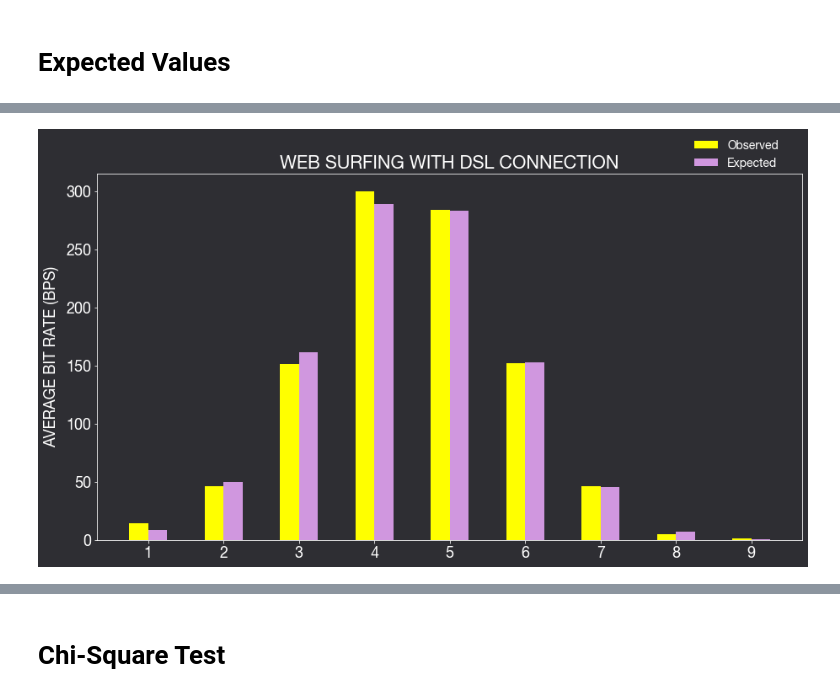
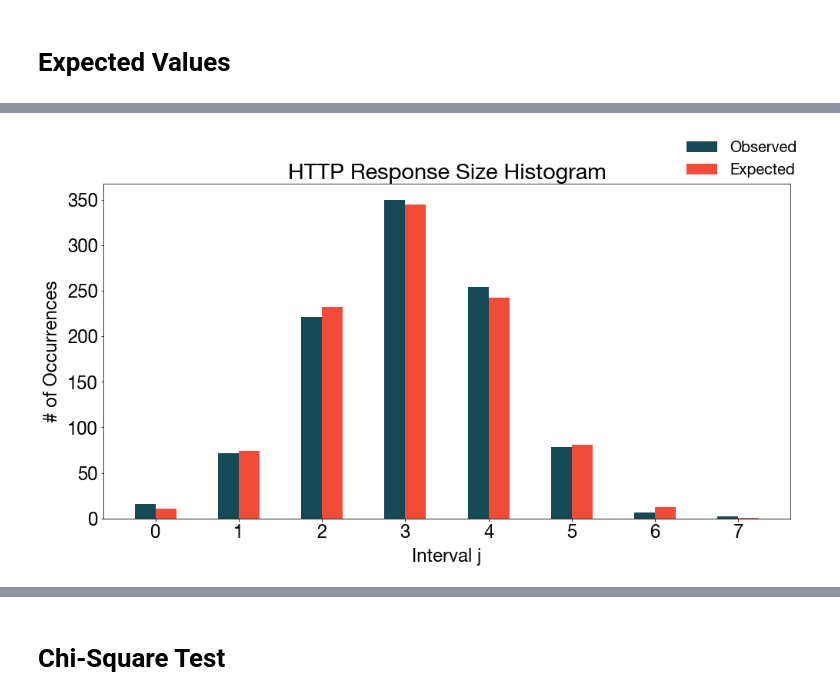
Before and after one commit to royruiz-dev/DataAutomation_SimComNets, a Jupyter notebook: SiMCN-Final-Task/SimComNet_FinalTask_Chi-square_Test.ipynb, the cells around one changed output, grey strips where cells are left out. Cells and saved outputs as stored; diff of their text form; code cells hidden in the pictures.

```diff
--- a/SiMCN-Final-Task/SimComNet_FinalTask_Chi-square_Test.ipynb
+++ b/SiMCN-Final-Task/SimComNet_FinalTask_Chi-square_Test.ipynb
@@ -89,15 +89,17 @@ while run:
     try:
         k = float(input("\nEnter the number of intervals desired for Chi-Square Test: ")) #Interval
 
-        obs_max = int(y.max())
-        obs_min = int(y.min())
-        interval_size = int((obs_max - obs_min) / k)
+        obs_max = float(y.max())
+        obs_min = float(y.min())
+        interval_size = float((obs_max - obs_min) / k)
 
         equi_distant_table = df["HTTP Response Size"].groupby(pd.cut(df["HTTP Response Size"],
-           interval_range(),precision=0, include_lowest=True)).count().to_frame('N_j').reset_index()
+           interval_range(), precision = 0, include_lowest=True)).count().to_frame('N_j').reset_index()
 
         n_pts = equi_distant_table['N_j'].sum() # number of data points (sum of occurrances)
+        print(obs_max,obs_min,interval_size)
         print(n_pts)
+        print(equi_distant_table)
         # Observed occurances of data is saved to csv file
         savetxt('observed_http_response_sizes.csv', equi_distant_table['N_j'], delimiter=',')
 
@@ -131,47 +133,47 @@ while run:
     else:
 
         # Parameter setting for plotting
-        plt.rcParams['axes.edgecolor']='#333F4B'
+        plt.rcParams['axes.edgecolor']='#000000'
         plt.rcParams['axes.linewidth']=0.8
-        plt.rcParams['xtick.color']='#FFFFFF'
-        plt.rcParams['ytick.color']='#FFFFFF'
-        plt.rcParams.update({'font.size': 18})
+        plt.rcParams['xtick.color']='#000000'
+        plt.rcParams['ytick.color']='#000000'
+        plt.rcParams.update({'font.size': 24})
         plt.rcParams["legend.edgecolor"] = 'inherit'
-        plt.rcParams["axes.edgecolor"] = 'white'
+        plt.rcParams["axes.edgecolor"] = 'black'
         plt.rcParams["legend.facecolor"] = 'inherit'
-        plt.rcParams["axes.facecolor"] = 'white'
+        plt.rcParams["axes.facecolor"] = 'black'
         plt.rcParams["font.family"] = 'serif'
         plt.rcParams['font.serif'] = 'Helvetica Neue'
 
         # And finally plot the cdf
-        fig, ax1 = plt.subplots(figsize=(15, 8), facecolor = (0.18, 0.18, 0.2))
-        ax1.set_facecolor((0.18, 0.18, 0.2))
+        fig, ax1 = plt.subplots(figsize=(16, 8), facecolor = (1, 1, 1))
+        ax1.set_facecolor((1, 1, 1))
 
         width = 0.25
         #plt.figure(figsize=(15,8))
         x = np.arange(int(k))
         observed = np.array(equi_distant_table['N_j'],dtype=int)
-        ax1.bar(x, observed, width, color='yellow', label='Observed')
-        ax1.bar(x + width, expected_frequency, width, color='#D097DF', label='Expected')
+        ax1.bar(x, observed, width, color='#144955', label='Observed')
+        ax1.bar(x + width, expected_frequency, width, color='#F14C38', label='Expected')
 
-        labels = [str(i+1) for i in x]
+        labels = [str(i) for i in x]
         #print(labels)
         x = np.arange(len(labels))  # the label locations
         ax1.set_xticks(x + width/2)
-        ax1.set_xticklabels(labels ,color = '#FFFFFF')
+        ax1.set_xticklabels(labels ,color = '#000000')
 
         #plt.legend(['Observed','Expected'], loc='upper right')
         #array = interval_range()
         #print(array)
 
-        ax1.set_ylabel('AVERAGE BIT RATE (BPS)', labelpad=8, color = '#FFFFFF')
+        ax1.set_ylabel('# of Occurrences', labelpad=8, color = '#000000')
+        ax1.set_xlabel('Interval j', labelpad=8, color = '#000000')
+        ax1.set_title('HTTP Response Size Histogram', color = '#000000')
         #
-        ax1.set_title('WEB SURFING WITH DSL CONNECTION', color = '#FFFFFF')
-        #
-        leg1 = plt.legend(fontsize = 14, loc='lower left', bbox_to_anchor= (0.84, 1.0), ncol=1, borderaxespad=0, frameon=False)
+        leg1 = plt.legend(fontsize = 20, loc='lower left', bbox_to_anchor= (0.84, 1.0), ncol=1, borderaxespad=0, frameon=False)
 
         for text in leg1.get_texts():
-            text.set_color("white")
+            text.set_color("black")
 
         plt.show()
         run = False
@@ -197,4 +198,4 @@ Enter the number of intervals desired for Chi-Square Test: 9
-[figure, old version]
+[figure, new version]
 # %%
 import numpy as np
 import matplotlib.pyplot as plt
```
Also changed, not shown: parts of 3 cells of this notebook, 1 other file.
